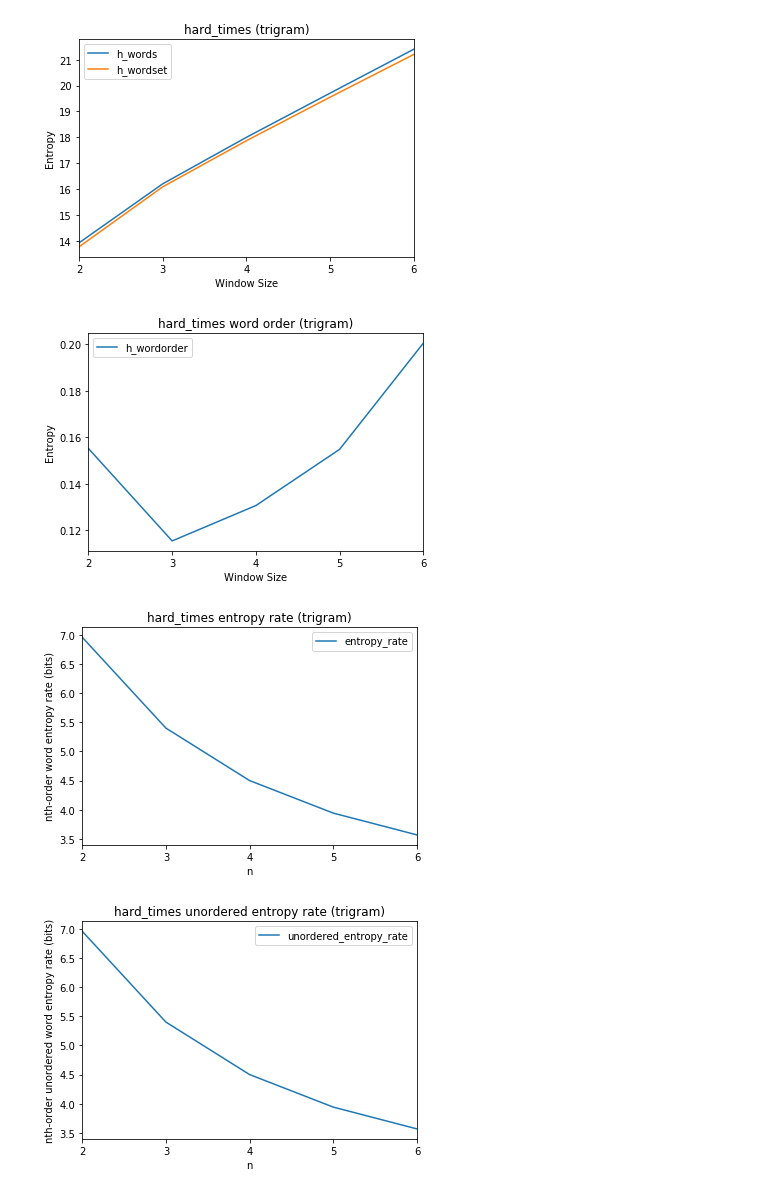
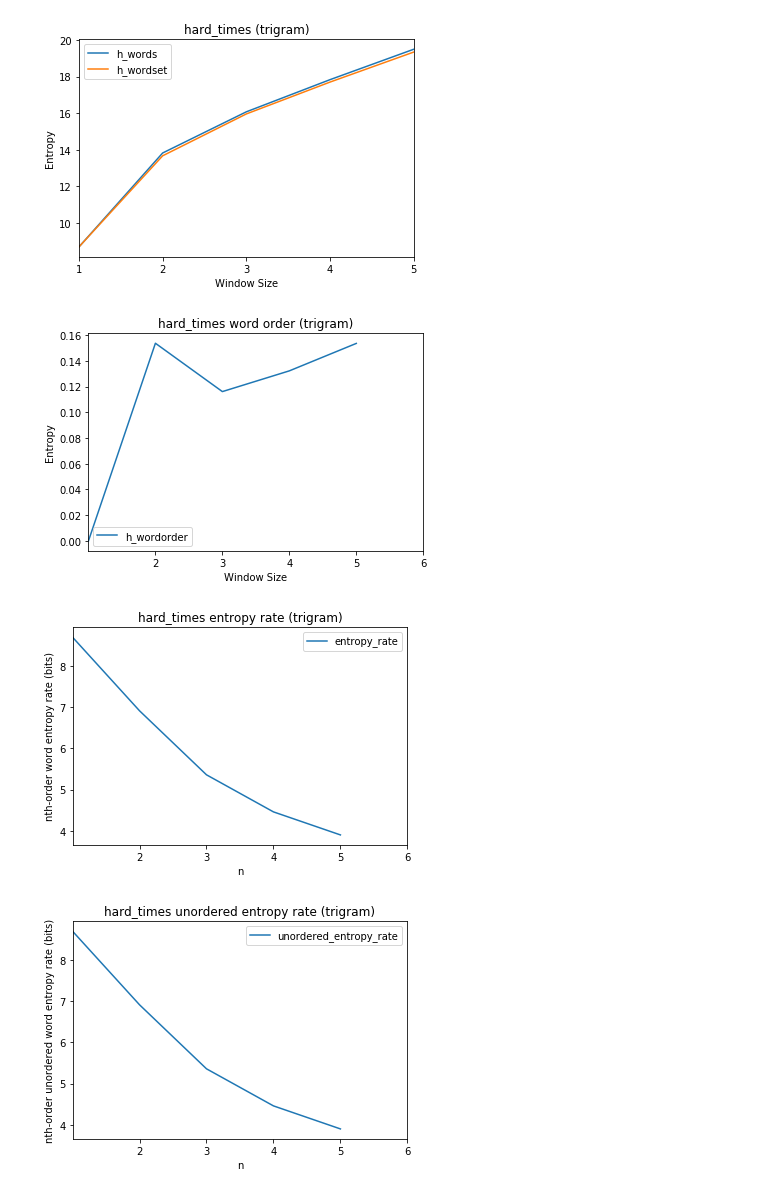
Before and after one commit to savoy1211/lsci199, a Jupyter notebook: lsci199/trigrams.ipynb, the cells around one changed output. Drawn from its saved outputs; the diff is of its cells as text; code cells hidden in the pictures.

```diff
--- a/lsci199/trigrams.ipynb
+++ b/lsci199/trigrams.ipynb
@@ -5,15 +5,15 @@ import matplotlib.pyplot as plt
 # %%
 text = 'hard_times'
 # %%
-file = "csv/3gram/trigram_model_results_windows2to6_"+text
+file = "3gram_model_results_windows1to5_"+text
 df = pd.read_csv(file, index_col=0, parse_dates=True)
-df['window_size'] = [2,3,4,5,6]
+df['window_size'] = [1,2,3,4,5]
 ax = df.plot(x="window_size", y=["h_words", "h_wordset"], title=text+" (trigram)")
 ax.set(xlabel="Window Size", ylabel="Entropy")
-ax.set_xticks(range(2,7,1))
+ax.set_xticks(range(1,6,1))
 plt.show()
 # %% [output]
-[figure, old version]
+[figure, new version]
 # %%
 df['h_wordorder'] = df['h_words'] - df['h_wordset']
 ax = df.plot(x="window_size", y=['h_wordorder'], title=text+" word order (trigram)")
@@ -21,7 +21,7 @@ ax.set(xlabel="Window Size", ylabel="Entropy")
 ax.set_xticks(range(2,7,1))
 plt.show()
 # %% [output]
-[figure, old version]
+[figure, new version]
 # %%
 df['entropy_rate'] = df['h_words'] / df['window_size']
 ax = df.plot(x="window_size", y=['entropy_rate'], title=text+" entropy rate (trigram)")
@@ -29,7 +29,7 @@ ax.set(xlabel="n", ylabel="nth-order word entropy rate (bits)")
 ax.set_xticks(range(2,7,1))
 plt.show()
 # %% [output]
-[figure, old version]
+[figure, new version]
 # %%
 df['unordered_entropy_rate'] = df['h_words'] / df['window_size']
 ax = df.plot(x="window_size", y=['unordered_entropy_rate'], title=text+" unordered entropy rate (trigram)")
@@ -37,7 +37,7 @@ ax.set(xlabel="n", ylabel="nth-order unordered word entropy rate (bits)")
 ax.set_xticks(range(2,7,1))
 plt.show()
 # %% [output]
-[figure, old version]
+[figure, new version]
 # %%
 df['entropy_rate_difference'] = (df['h_words'] - df['h_wordset']) / df['window_size']
 ax = df.plot(x="window_size", y=['entropy_rate_difference'], title=text+" entropy rate difference (trigram)")
```
Also changed, not shown: parts of 1 cell of this notebook, 11 other files.
